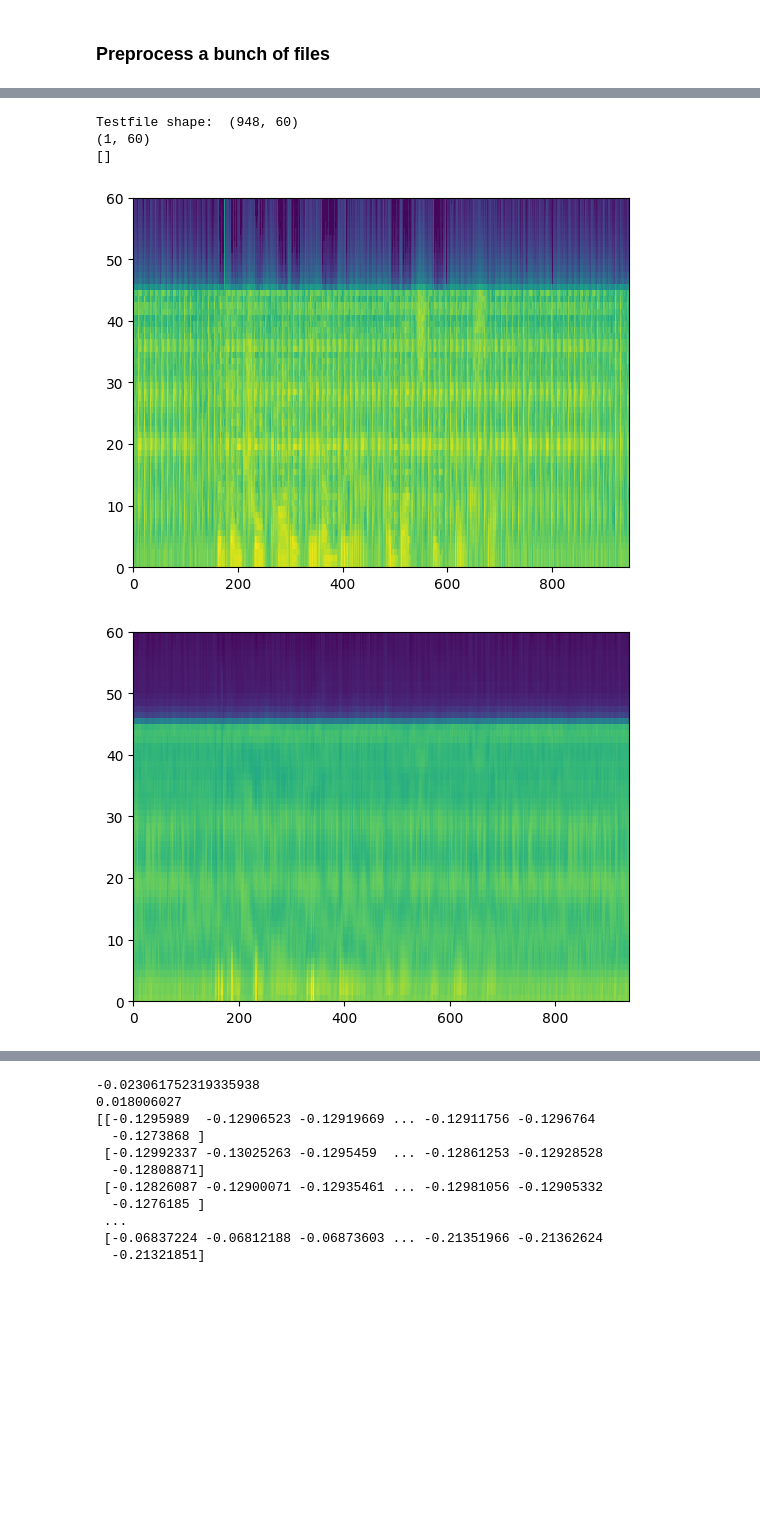
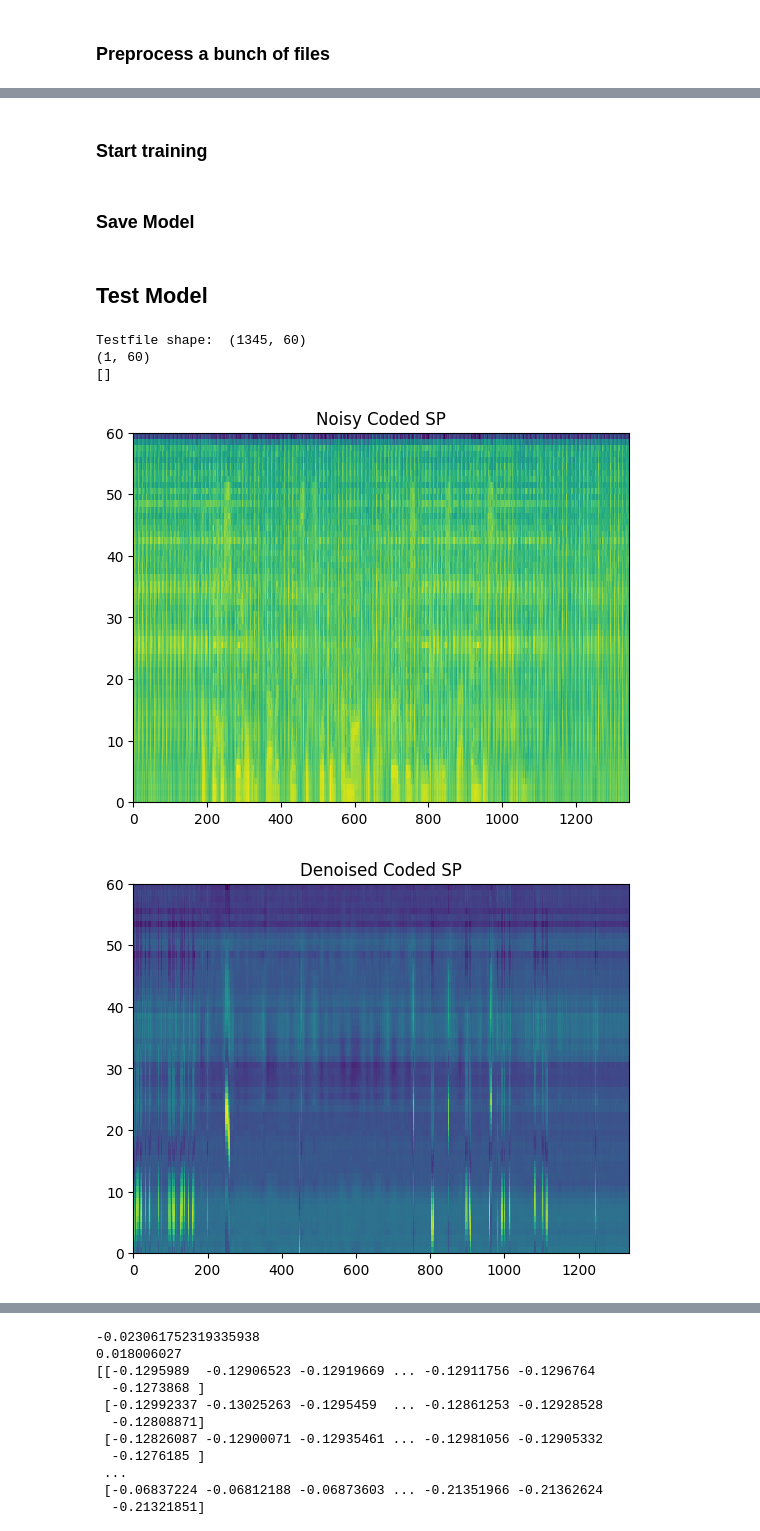
Before and after one commit to WouterBesse/ConvDenoiser, a Jupyter notebook: playground.ipynb, the cells around one changed output, grey strips where cells are left out. Drawn from its saved outputs; the diff is of its cells as text; code cells hidden in the pictures; blank space fills up the shorter version.

```diff
--- a/playground.ipynb
+++ b/playground.ipynb
@@ -158,0 +176,2 @@ KeyboardInterrupt:
+# %% [markdown]
+### Start training
@@ -159 +201,3 @@ KeyboardInterrupt:
+# %% [markdown]
+### Save Model
 # %%
@@ -161,11 +205,13 @@ torch.save(spdenoiser.state_dict(), "./50EpochModel")
+# %% [markdown]
+## Test Model
 # %%
 import matplotlib.pyplot as plt
 
-testfile = np.load("G:/Projects/2022-2023/ConvDenoiser/dataset/output2/sp/common_voice_en_34919211.mp3_sp.npy").astype(np.float32)
-realcleanfile = np.load("G:/Projects/2022-2023/ConvDenoiser/dataset/output2/csp/common_voice_en_34919211.mp3_sp.npy").astype(np.float32)
-apc = np.load("G:/Projects/2022-2023/ConvDenoiser/dataset/output2/cap2/common_voice_en_34919211.mp3_ap.npy")
-f0c = np.load("G:/Projects/2022-2023/ConvDenoiser/dataset/output2/f0c/common_voice_en_34919211.mp3_f0.npy")
-# spc = np.load("H:/Projects/2022-2023/ConvDenoiser/dataset/output2/f0c/common_voice_en_34919211.mp3_sp.npy")
+testfile = np.load("G:/Projects/2022-2023/ConvDenoiser/dataset/output3/sp/common_voice_en_34919212.mp3_sp.npy").astype(np.float32)
+realcleanfile = np.load("G:/Projects/2022-2023/ConvDenoiser/dataset/output3/csp/common_voice_en_34919212.mp3_sp.npy").astype(np.float32)
+apc = np.load("G:/Projects/2022-2023/ConvDenoiser/dataset/output3/cap2/common_voice_en_34919212.mp3_ap.npy")
+f0c = np.load("G:/Projects/2022-2023/ConvDenoiser/dataset/output3/f0c/common_voice_en_34919212.mp3_f0.npy")
+spc = np.load("G:/Projects/2022-2023/ConvDenoiser/dataset/output3/csp2/common_voice_en_34919212.mp3_sp.npy")
 print('Testfile shape: ', np.shape(testfile))
 # testfile = torch.nn.functional.normalize(torch.from_numpy(testfile))
 # testfile = testfile.cpu().detach().numpy()
@@ -187,37 +233,40 @@ realclean = np.zeros((0,60))
 print(cleanfile)
 k = 0
 for sample in testsamples:
     sample = torch.from_numpy(sample).transpose(0,1).unsqueeze(0).unsqueeze(0)
     output = spdenoiser(sample)
     # print(output.size())
     output = output.squeeze(0).squeeze(0).transpose(0,1).cpu().detach().numpy()
     realclean = np.concatenate((realclean, cleansamples[k][-1:]), axis=0)
     # print('Output size: ', np.shape(output))
     cleanfile = np.concatenate((cleanfile, output), axis=0)
     # print('Cleanfile shape: ', np.shape(cleanfile))
     k += 1
 
 
 # newinput = torch.squeeze(noisy, dim=0)
 # print(newinput.size())
 
 plt.pcolormesh(np.ndarray.transpose(testfile, (1,0)))
+plt.title("Noisy Coded SP")
 plt.show()
 
 plt.pcolormesh(np.ndarray.transpose(cleanfile, (1,0)))
+plt.title("Denoised Coded SP")
 plt.show()
 
 plt.pcolormesh(np.ndarray.transpose(realclean, (1,0)))
+plt.title("Stitched clean Coded SP")
 plt.show()
 
-plt.pcolormesh(np.ndarray.transpose(realcleanfile,(1,0)))
-plt.show()
+# plt.pcolormesh(np.ndarray.transpose(realcleanfile,(1,0)))
+# plt.show()
 
-print(cleanfile)
-print(testfile)
+# print(cleanfile)
+# print(testfile)
 # %% [output]
-Testfile shape:  (948, 60)
+Testfile shape:  (1345, 60)
 (1, 60)
 []
-[figure, old version]
+[figure, new version]
-[figure, old version]
+[figure, new version]
```
Also changed, not shown: parts of 8 cells of this notebook.
